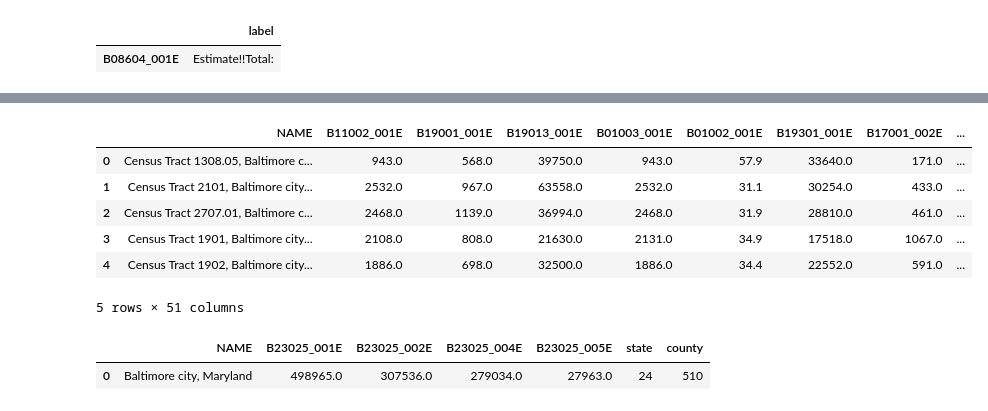
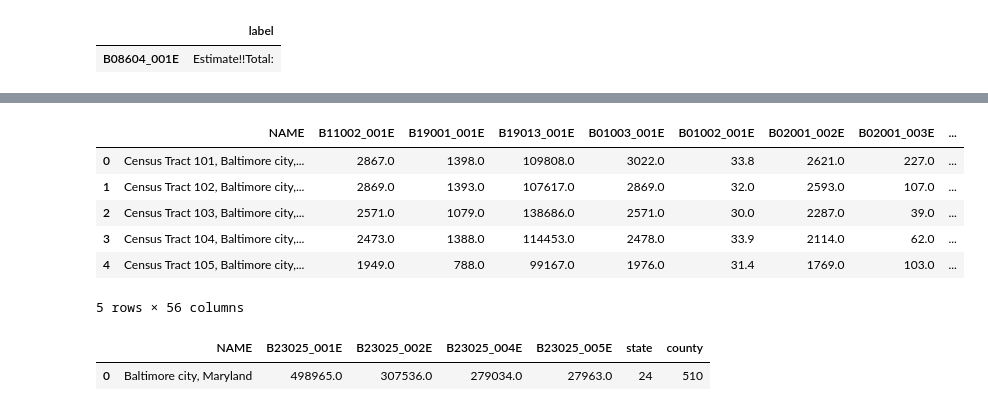
Before and after one commit to Jenkir/Commercial_Corridors_Demographics, a Jupyter notebook: ACS5YR-detailed-tables-2021.ipynb, the cells around one changed output, grey strips where cells are left out. Drawn from its saved outputs; the diff is of its cells as text; code cells hidden in the pictures.

```diff
--- a/ACS5YR-detailed-tables-2021.ipynb
+++ b/ACS5YR-detailed-tables-2021.ipynb
@@ -436,61 +438,65 @@ c.acs5.tables()
 # The state FIPS code for MD is 24 and the FIPS code for Balt City is 510; * is to pull data for all census tracts in the 510 FIPs
 census_data = c.acs5.state_county_tract(("NAME", "B11002_001E",
                           "B19001_001E","B19013_001E", "B01003_001E", "B01002_001E",
-                          "B19301_001E",
-                          "B17001_002E",
-                          "B23025_001E",
-                          "B23025_002E",
-                          "B15003_016E",
-                          "B15003_017E",
-                          "B15003_021E",
-                          "B15003_022E",
                           "B02001_002E",
                           "B02001_003E",
                           "B02001_005E",
                           "B02001_008E",
                           "B03001_003E",
                           "B05002_013E",
+                          "B08301_001E",
                           "B08301_010E",
+                          "B15003_016E",
+                          "B15003_017E",
+                          "B15003_021E",
+                          "B15003_022E",
+                          "B17001_002E",
+                          "B19301_001E",
+                          "B23025_001E",
+                          "B23025_002E",
+                          "B23025_004E",
+                          "B23025_005E",
+                          "B23025_007E",
                           "B25044_003E",
                           "B25044_010E",
                           "B25008_002E",
                           "B25003_001E",
                           "B25003_002E",
                           "B25003_003E",
                           "B28003_005E",
                           "B28003_006E",
                           "C17002_001E",
                           "C24030_006E",
                           "C24030_007E",
                           "C24030_009E",
                           "C24030_010E",
                           "C24030_014E",
                           "C24030_017E",
                           "C24030_021E",
                           "C24030_024E",
                           "C24030_028E",
                           "C24030_033E",
                           "C24030_034E",
                           "C24030_036E",
                           "C24030_037E",
                           "C24030_041E",
                           "C24030_044E",
                           "C24030_048E",
                           "C24030_051E",
                           "C24030_055E"),
                           state_fips = "24",
                           county_fips = "510",
                           tract = "*")
 census_pd = pd.DataFrame(census_data)
 census_pd.head()
 # %% [output]
-|  | NAME | B11002_001E | B19001_001E | B19013_001E | B01003_001E | B01002_001E | B19301_001E | B17001_002E | ... |
-| 0 | Census Tract 1308.05, Baltimore c... | 943.0 | 568.0 | 39750.0 | 943.0 | 57.9 | 33640.0 | 171.0 | ... |
-| 1 | Census Tract 2101, Baltimore city... | 2532.0 | 967.0 | 63558.0 | 2532.0 | 31.1 | 30254.0 | 433.0 | ... |
-| 2 | Census Tract 2707.01, Baltimore c... | 2468.0 | 1139.0 | 36994.0 | 2468.0 | 31.9 | 28810.0 | 461.0 | ... |
-| 3 | Census Tract 1901, Baltimore city... | 2108.0 | 808.0 | 21630.0 | 2131.0 | 34.9 | 17518.0 | 1067.0 | ... |
-| 4 | Census Tract 1902, Baltimore city... | 1886.0 | 698.0 | 32500.0 | 1886.0 | 34.4 | 22552.0 | 591.0 | ... |
+|  | NAME | B11002_001E | B19001_001E | B19013_001E | B01003_001E | B01002_001E | B02001_002E | B02001_003E | ... |
+| 0 | Census Tract 101, Baltimore city,... | 2867.0 | 1398.0 | 109808.0 | 3022.0 | 33.8 | 2621.0 | 227.0 | ... |
+| 1 | Census Tract 102, Baltimore city,... | 2869.0 | 1393.0 | 107617.0 | 2869.0 | 32.0 | 2593.0 | 107.0 | ... |
+| 2 | Census Tract 103, Baltimore city,... | 2571.0 | 1079.0 | 138686.0 | 2571.0 | 30.0 | 2287.0 | 39.0 | ... |
+| 3 | Census Tract 104, Baltimore city,... | 2473.0 | 1388.0 | 114453.0 | 2478.0 | 33.9 | 2114.0 | 62.0 | ... |
+| 4 | Census Tract 105, Baltimore city,... | 1949.0 | 788.0 | 99167.0 | 1976.0 | 31.4 | 1769.0 | 103.0 | ... |
-5 rows × 51 columns
+5 rows × 56 columns
 # %%
 # check variables that are similar
 check = c.acs5.state_county(("NAME",
```
Also changed, not shown: parts of 49 cells of this notebook, 6 other files.
